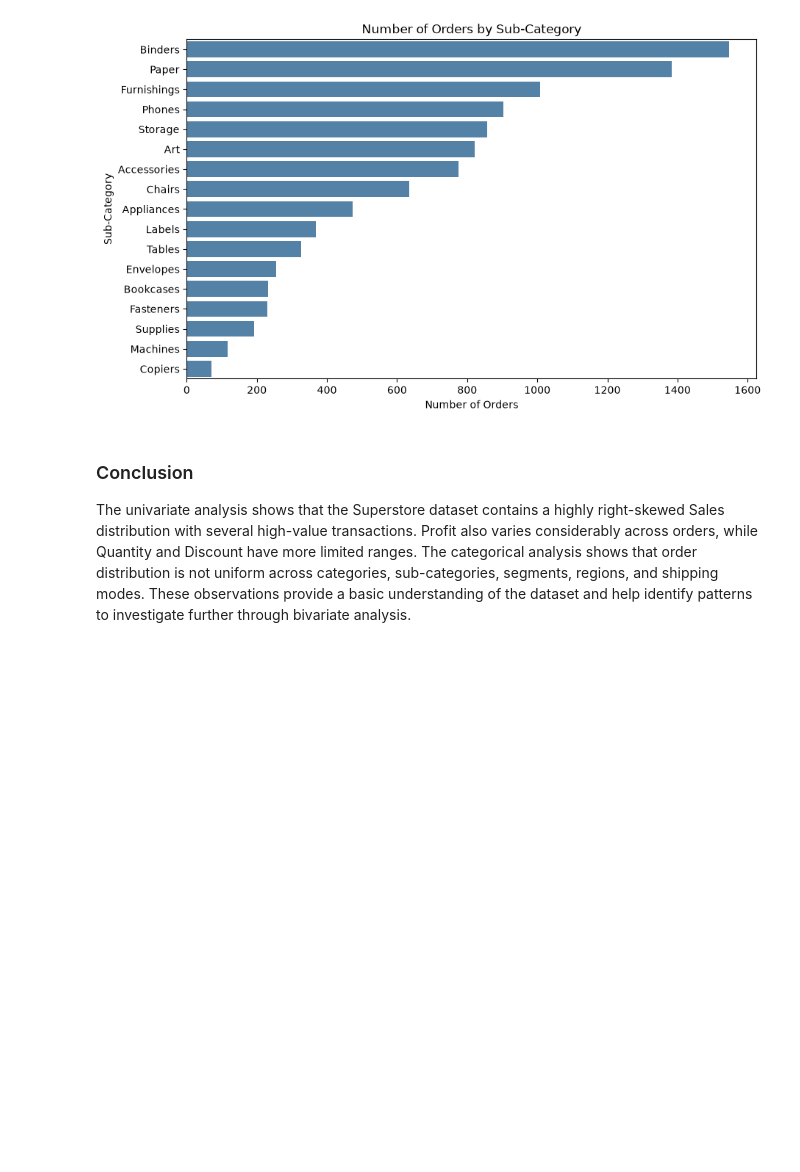
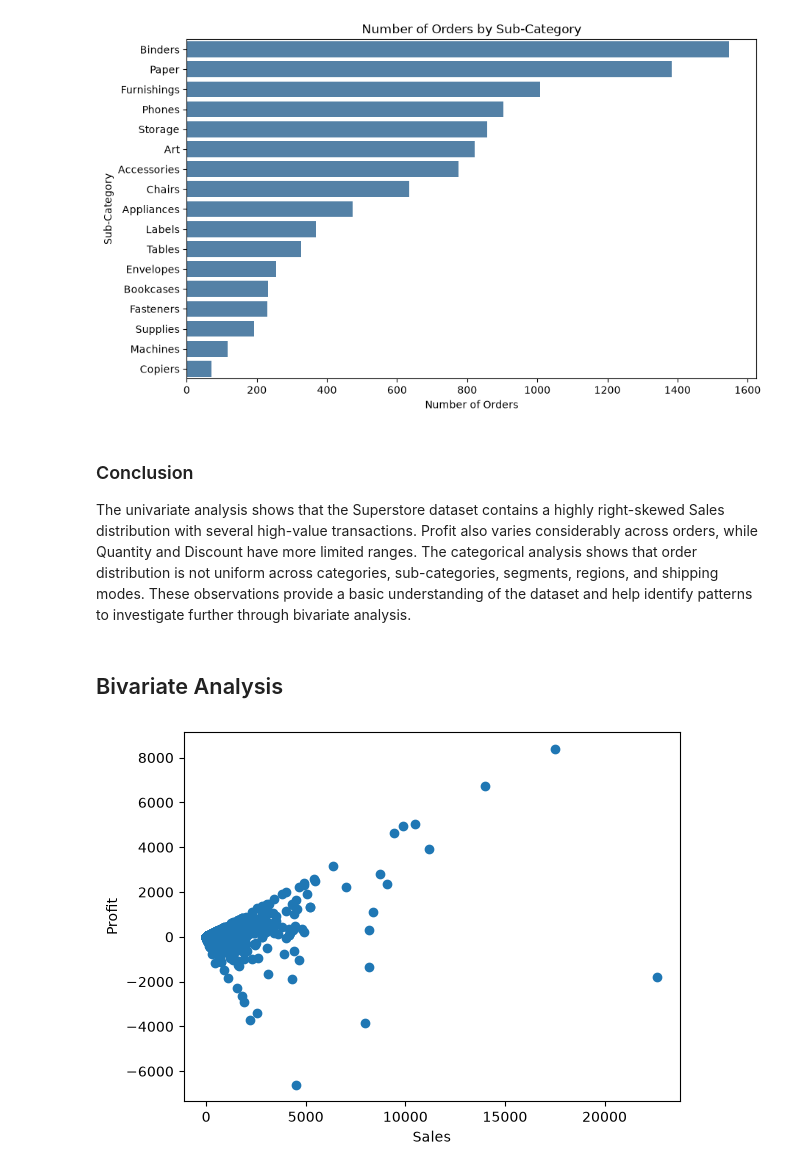
Before and after one commit to mdraihanmostafa746-coder/Superstore-Sales-Analysis, a Jupyter notebook: notebooks/superstore_sales_analysis.ipynb, the cells around one changed output. Drawn from its saved outputs; the diff is of its cells as text; code cells hidden in the pictures; blank space fills up the shorter version.

Commit message:
Create a scatter plot  between Sales & Profit

```diff
--- a/notebooks/superstore_sales_analysis.ipynb
+++ b/notebooks/superstore_sales_analysis.ipynb
@@ -416,3 +416,12 @@ plt.show()
 ### Conclusion
 
 The univariate analysis shows that the Superstore dataset contains a highly right-skewed Sales distribution with several high-value transactions. Profit also varies considerably across orders, while Quantity and Discount have more limited ranges. The categorical analysis shows that order distribution is not uniform across categories, sub-categories, segments, regions, and shipping modes. These observations provide a basic understanding of the dataset and help identify patterns to investigate further through bivariate analysis.
+# %% [markdown]
+## Bivariate Analysis
+# %%
+plt.scatter(df['Sales'], df['Profit'])
+plt.xlabel('Sales')
+plt.ylabel('Profit')
+plt.show()
+# %% [output]
+[figure, added]
```
